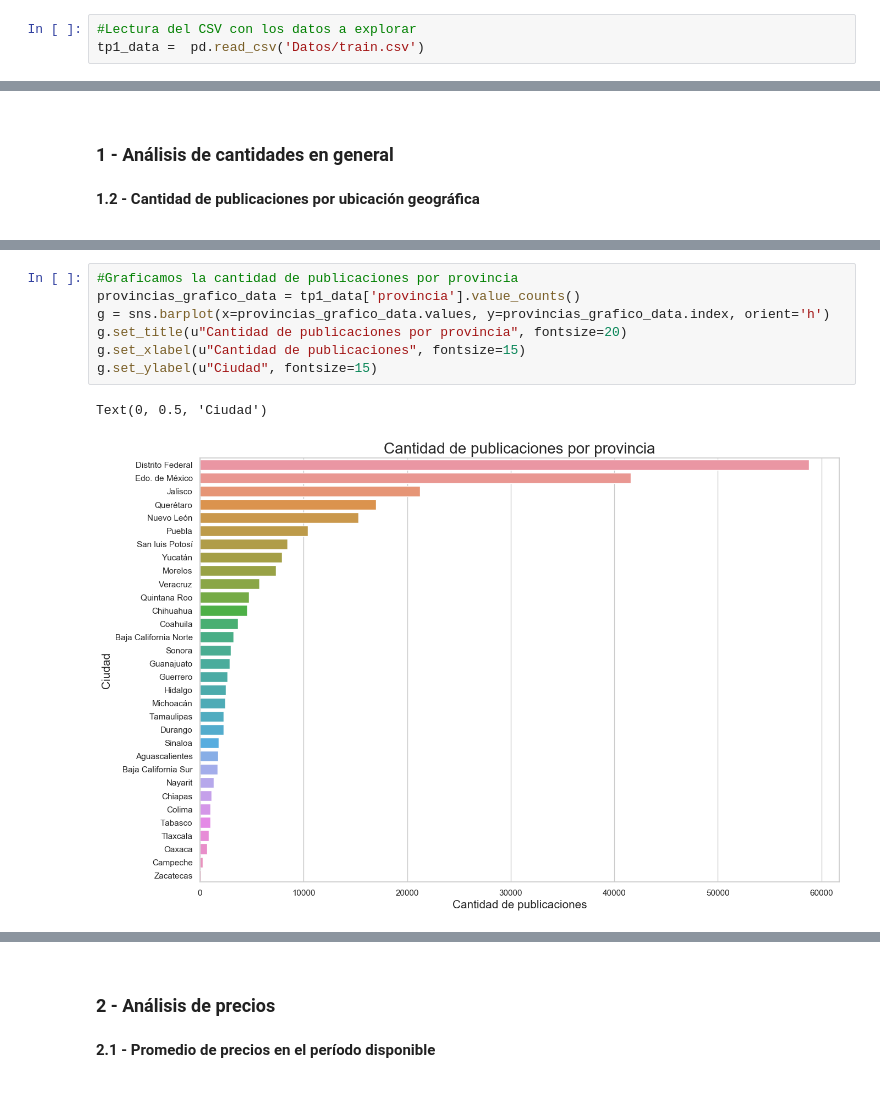
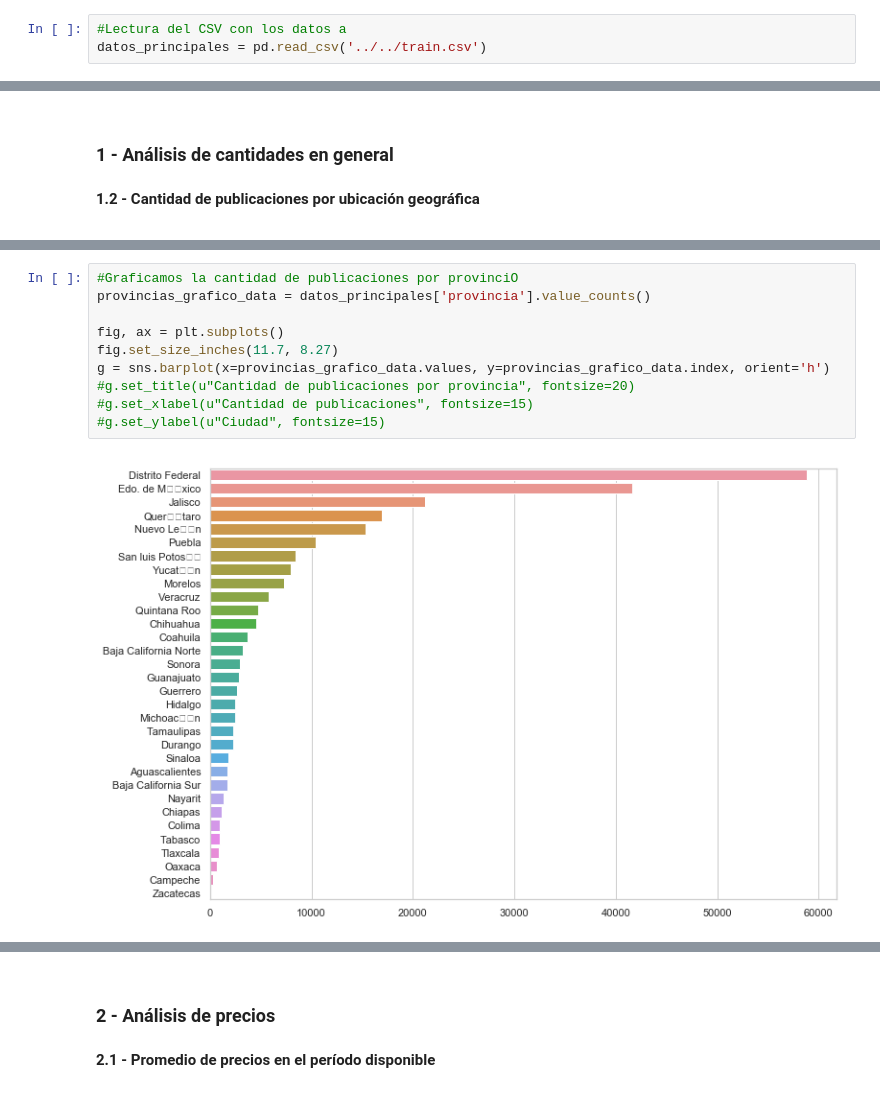
Before and after one commit to patopizzini/Organizacion_Datos_2C2019, a Jupyter notebook: TP1/TP1 JM.ipynb, the cells around one changed output, grey strips where cells are left out. Cells and saved outputs as stored; diff of their text form.

```diff
--- a/TP1/TP1 JM.ipynb
+++ b/TP1/TP1 JM.ipynb
@@ -20,5 +26,5 @@ sns.set(style="whitegrid")
 # %%
-#Lectura del CSV con los datos a explorar
-tp1_data =  pd.read_csv('Datos/train.csv')
+#Lectura del CSV con los datos a
+datos_principales = pd.read_csv('../../train.csv')
 # %%
 #Tamaño del dataframe en filas y columnas
@@ -120,12 +120,14 @@ Name: provincia, dtype: int64
 # %%
-#Graficamos la cantidad de publicaciones por provincia
-provincias_grafico_data = tp1_data['provincia'].value_counts()
+#Graficamos la cantidad de publicaciones por provinciO
+provincias_grafico_data = datos_principales['provincia'].value_counts()
+
+fig, ax = plt.subplots()
+fig.set_size_inches(11.7, 8.27)
 g = sns.barplot(x=provincias_grafico_data.values, y=provincias_grafico_data.index, orient='h')
-g.set_title(u"Cantidad de publicaciones por provincia", fontsize=20)
-g.set_xlabel(u"Cantidad de publicaciones", fontsize=15)
-g.set_ylabel(u"Ciudad", fontsize=15)
+#g.set_title(u"Cantidad de publicaciones por provincia", fontsize=20)
+#g.set_xlabel(u"Cantidad de publicaciones", fontsize=15)
+#g.set_ylabel(u"Ciudad", fontsize=15)
 # %% [output]
-Text(0, 0.5, 'Ciudad')
-[figure, old version]
+[figure, new version]
 # %%
 #Graficamos el TOP 10 de cantidad de publicaciones por provincia
```
Also changed, not shown: parts of 31 cells of this notebook.
